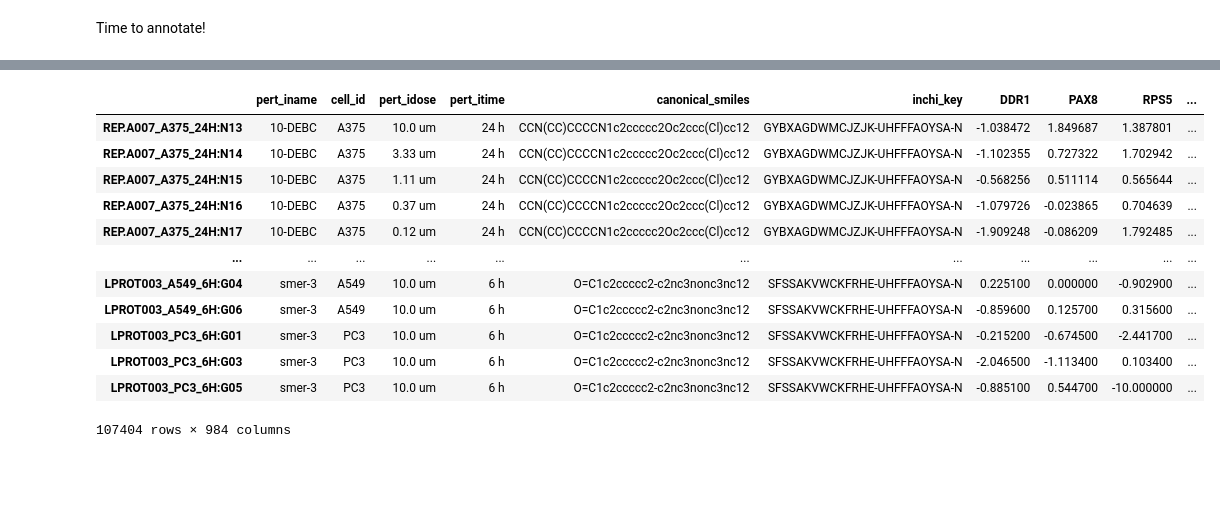
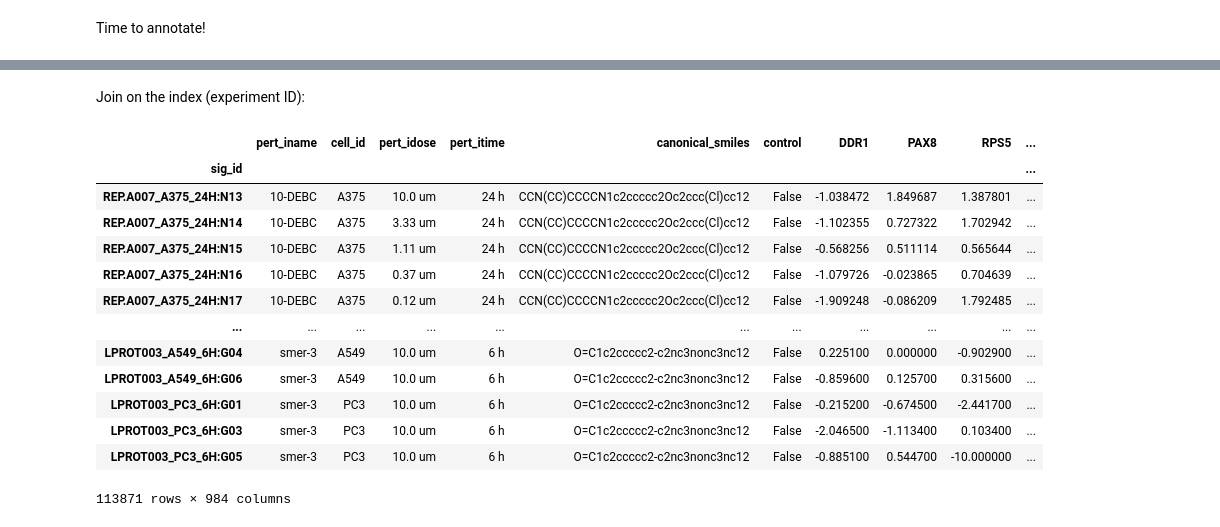
Before and after one commit to laurahsisson/Perturbations, a Jupyter notebook: dataset.ipynb, the cells around one changed output, grey strips where cells are left out. Drawn from its saved outputs; the diff is of its cells as text; code cells hidden in the pictures; blank space fills up the shorter version.

```diff
--- a/dataset.ipynb
+++ b/dataset.ipynb
@@ -40,7 +40,8 @@ Looking at the Connectopedia [entry on perturbagens](https://clue.io/connectoped
 
 Let's see some examples:
 # %%
-compound_perturbagens = pert_info[pert_info["pert_type"]=="trt_cp"]
+# Also want to include controls
+compound_perturbagens = pert_info[pert_info["pert_type"].isin(["trt_cp","ctl_vehicle"])]
 print(f"Found {compound_perturbagens.shape[0]} different compounds.")
 compound_perturbagens[:5]
 # %% [output]
@@ -346,0 +343,4 @@ l5_data.data_df
+# %%
+# Add a control column
+comp_sig_info["control"] = comp_sig_info["pert_iname"] == "DMSO"
+comp_sig_info[comp_sig_info["control"]]
@@ -347,20 +362,23 @@ l5_data.data_df
+# %% [markdown]
+Join on the index (experiment ID):
 # %%
-final_data = pd.concat([comp_sig_info,l5_data.data_df.T],axis=1)
+final_data = comp_sig_info.join(l5_data.data_df.T)
 final_data = final_data.rename(columns=landmark_info.to_dict()["pr_gene_symbol"])
 final_data
 # %% [output]
-|  | pert_iname | cell_id | pert_idose | pert_itime | canonical_smiles | inchi_key | DDR1 | PAX8 | RPS5 | ... |
-| REP.A007_A375_24H:N13 | 10-DEBC | A375 | 10.0 um | 24 h | CCN(CC)CCCCN1c2ccccc2Oc2ccc(Cl)cc12 | GYBXAGDWMCJZJK-UHFFFAOYSA-N | -1.038472 | 1.849687 | 1.387801 | ... |
-| REP.A007_A375_24H:N14 | 10-DEBC | A375 | 3.33 um | 24 h | CCN(CC)CCCCN1c2ccccc2Oc2ccc(Cl)cc12 | GYBXAGDWMCJZJK-UHFFFAOYSA-N | -1.102355 | 0.727322 | 1.702942 | ... |
-| REP.A007_A375_24H:N15 | 10-DEBC | A375 | 1.11 um | 24 h | CCN(CC)CCCCN1c2ccccc2Oc2ccc(Cl)cc12 | GYBXAGDWMCJZJK-UHFFFAOYSA-N | -0.568256 | 0.511114 | 0.565644 | ... |
-| REP.A007_A375_24H:N16 | 10-DEBC | A375 | 0.37 um | 24 h | CCN(CC)CCCCN1c2ccccc2Oc2ccc(Cl)cc12 | GYBXAGDWMCJZJK-UHFFFAOYSA-N | -1.079726 | -0.023865 | 0.704639 | ... |
-| REP.A007_A375_24H:N17 | 10-DEBC | A375 | 0.12 um | 24 h | CCN(CC)CCCCN1c2ccccc2Oc2ccc(Cl)cc12 | GYBXAGDWMCJZJK-UHFFFAOYSA-N | -1.909248 | -0.086209 | 1.792485 | ... |
+|  | pert_iname | cell_id | pert_idose | pert_itime | canonical_smiles | control | DDR1 | PAX8 | RPS5 | ... |
+| sig_id |  |  |  |  |  |  |  |  |  | ... |
+| REP.A007_A375_24H:N13 | 10-DEBC | A375 | 10.0 um | 24 h | CCN(CC)CCCCN1c2ccccc2Oc2ccc(Cl)cc12 | False | -1.038472 | 1.849687 | 1.387801 | ... |
+| REP.A007_A375_24H:N14 | 10-DEBC | A375 | 3.33 um | 24 h | CCN(CC)CCCCN1c2ccccc2Oc2ccc(Cl)cc12 | False | -1.102355 | 0.727322 | 1.702942 | ... |
+| REP.A007_A375_24H:N15 | 10-DEBC | A375 | 1.11 um | 24 h | CCN(CC)CCCCN1c2ccccc2Oc2ccc(Cl)cc12 | False | -0.568256 | 0.511114 | 0.565644 | ... |
+| REP.A007_A375_24H:N16 | 10-DEBC | A375 | 0.37 um | 24 h | CCN(CC)CCCCN1c2ccccc2Oc2ccc(Cl)cc12 | False | -1.079726 | -0.023865 | 0.704639 | ... |
+| REP.A007_A375_24H:N17 | 10-DEBC | A375 | 0.12 um | 24 h | CCN(CC)CCCCN1c2ccccc2Oc2ccc(Cl)cc12 | False | -1.909248 | -0.086209 | 1.792485 | ... |
 | ... | ... | ... | ... | ... | ... | ... | ... | ... | ... | ... |
-| LPROT003_A549_6H:G04 | smer-3 | A549 | 10.0 um | 6 h | O=C1c2ccccc2-c2nc3nonc3nc12 | SFSSAKVWCKFRHE-UHFFFAOYSA-N | 0.225100 | 0.000000 | -0.902900 | ... |
-| LPROT003_A549_6H:G06 | smer-3 | A549 | 10.0 um | 6 h | O=C1c2ccccc2-c2nc3nonc3nc12 | SFSSAKVWCKFRHE-UHFFFAOYSA-N | -0.859600 | 0.125700 | 0.315600 | ... |
-| LPROT003_PC3_6H:G01 | smer-3 | PC3 | 10.0 um | 6 h | O=C1c2ccccc2-c2nc3nonc3nc12 | SFSSAKVWCKFRHE-UHFFFAOYSA-N | -0.215200 | -0.674500 | -2.441700 | ... |
-| LPROT003_PC3_6H:G03 | smer-3 | PC3 | 10.0 um | 6 h | O=C1c2ccccc2-c2nc3nonc3nc12 | SFSSAKVWCKFRHE-UHFFFAOYSA-N | -2.046500 | -1.113400 | 0.103400 | ... |
-| LPROT003_PC3_6H:G05 | smer-3 | PC3 | 10.0 um | 6 h | O=C1c2ccccc2-c2nc3nonc3nc12 | SFSSAKVWCKFRHE-UHFFFAOYSA-N | -0.885100 | 0.544700 | -10.000000 | ... |
+| LPROT003_A549_6H:G04 | smer-3 | A549 | 10.0 um | 6 h | O=C1c2ccccc2-c2nc3nonc3nc12 | False | 0.225100 | 0.000000 | -0.902900 | ... |
+| LPROT003_A549_6H:G06 | smer-3 | A549 | 10.0 um | 6 h | O=C1c2ccccc2-c2nc3nonc3nc12 | False | -0.859600 | 0.125700 | 0.315600 | ... |
+| LPROT003_PC3_6H:G01 | smer-3 | PC3 | 10.0 um | 6 h | O=C1c2ccccc2-c2nc3nonc3nc12 | False | -0.215200 | -0.674500 | -2.441700 | ... |
+| LPROT003_PC3_6H:G03 | smer-3 | PC3 | 10.0 um | 6 h | O=C1c2ccccc2-c2nc3nonc3nc12 | False | -2.046500 | -1.113400 | 0.103400 | ... |
+| LPROT003_PC3_6H:G05 | smer-3 | PC3 | 10.0 um | 6 h | O=C1c2ccccc2-c2nc3nonc3nc12 | False | -0.885100 | 0.544700 | -10.000000 | ... |
-107404 rows × 984 columns
+113871 rows × 984 columns
 # %%
 final_data.to_parquet("data/lincs.parquet")
```
Also changed, not shown: parts of 13 cells of this notebook, 16 other files.
